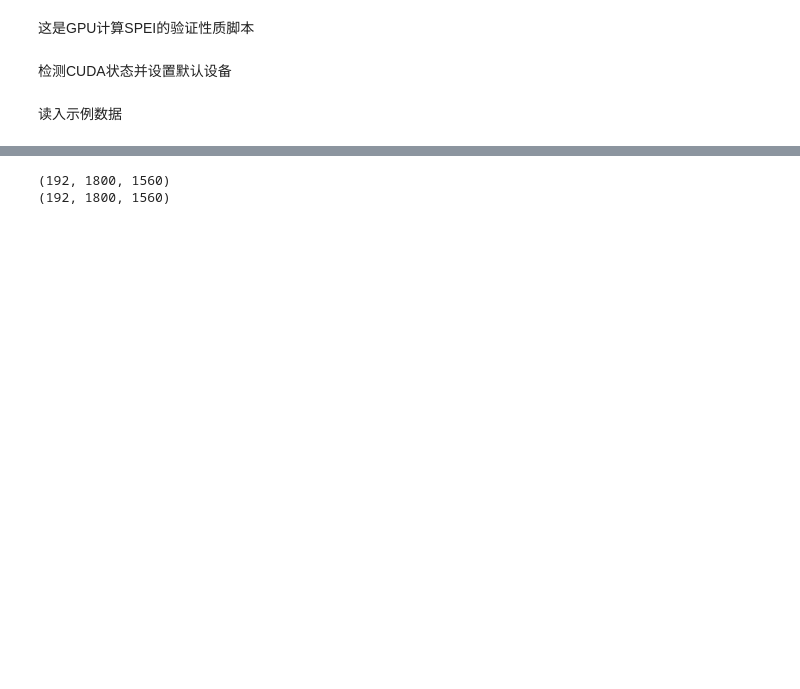
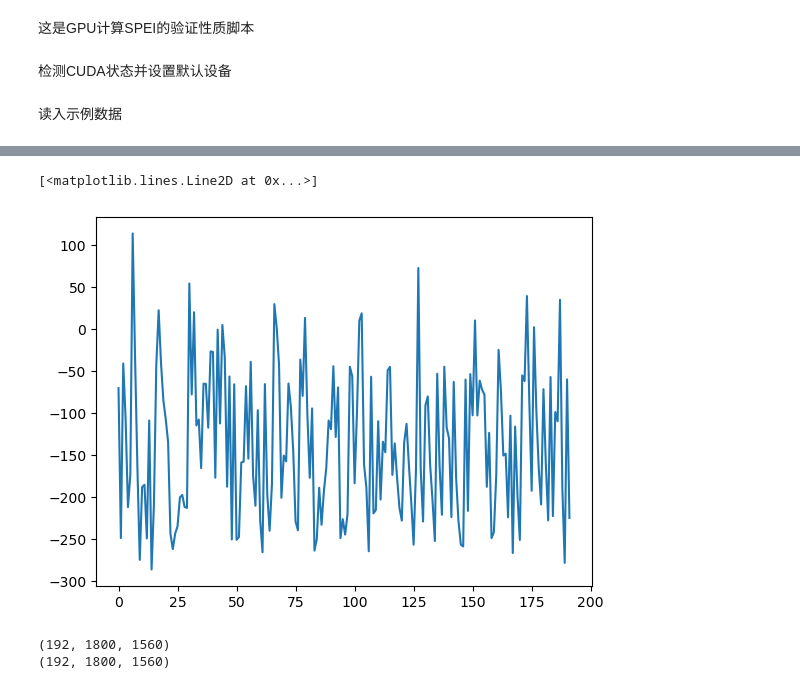
Before and after one commit to zyzh2002/risk_evaluation, a Jupyter notebook: scripts/calc/analyze/aglorithm.ipynb, the cells around one changed output, grey strips where cells are left out. Saved outputs shown, nothing was run; the diff lists cells and outputs as text; code cells hidden in the pictures; blank space fills up the shorter version.

```diff
--- a/scripts/calc/analyze/aglorithm.ipynb
+++ b/scripts/calc/analyze/aglorithm.ipynb
@@ -48,3 +60,8 @@ pet_frame = read_pet()
+# %%
+plt.plot(pre_frame[:,500,500]-pet_frame[:,500,500])
+# %% [output]
+[<matplotlib.lines.Line2D at 0x...>]
+[figure, added]
 # %%
 print(pre_frame.shape)
 print(pet_frame.shape)
```
Also changed, not shown: parts of 27 cells of this notebook, 1 other file.
